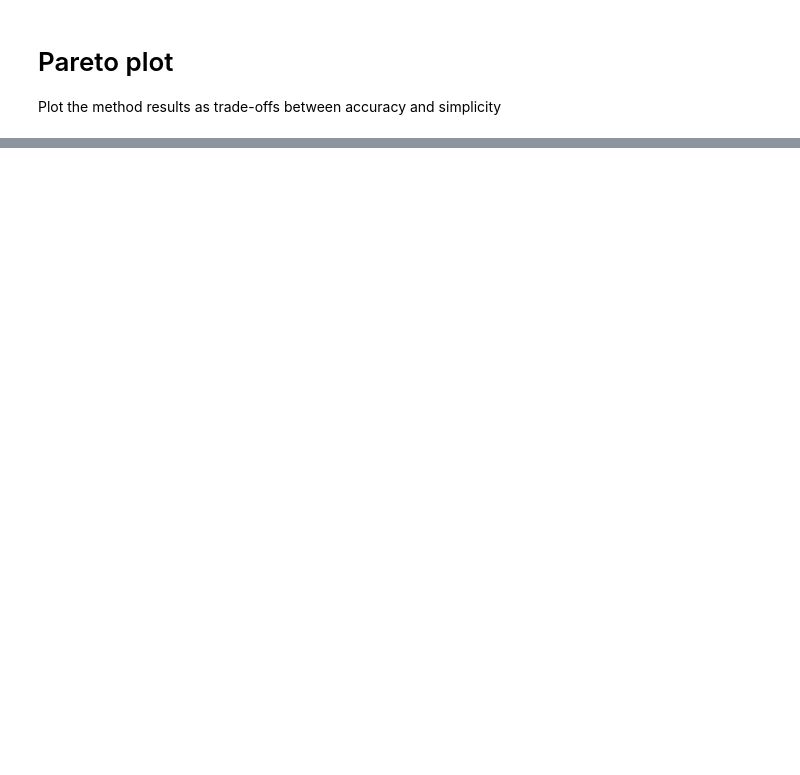
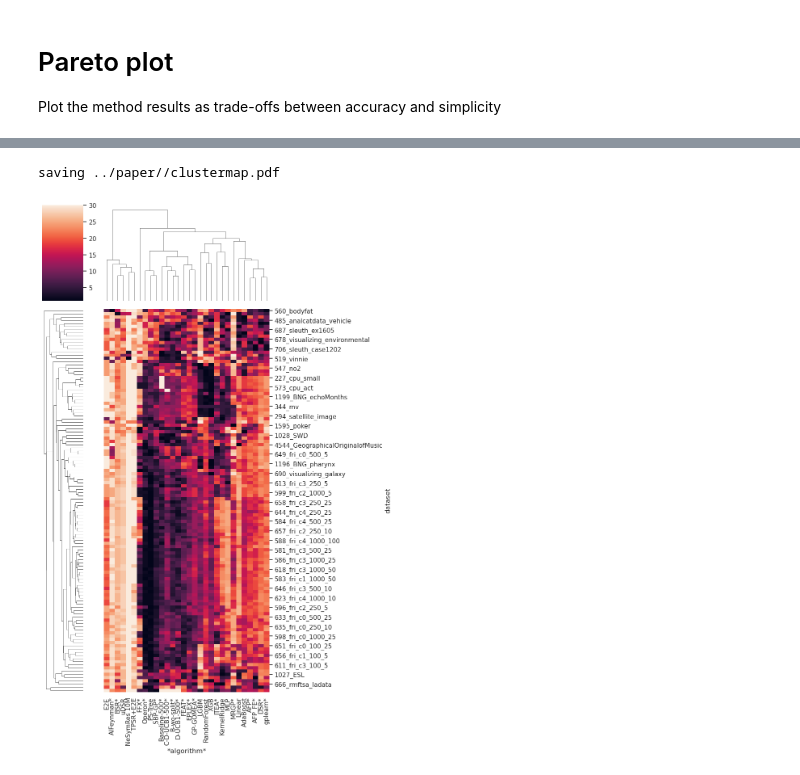
Before and after one commit to gAldeia/srbench, a Jupyter notebook: postprocessing/blackbox_results.ipynb, the cells around one changed output, grey strips where cells are left out. Cells and saved outputs as stored; diff of their text form; code cells hidden in the pictures; blank space fills up the shorter version.

```diff
--- a/postprocessing/blackbox_results.ipynb
+++ b/postprocessing/blackbox_results.ipynb
@@ -531,7 +568,7 @@ for x in ['r2_test_norm']:
     h = plt.figure(figsize=(12,3.5))
     ax = plt.gca()
     order = df_plot.groupby('*algorithm*')[x].median().sort_values(
-                    ascending='r2' not in x or 'rank' in x).index[:10]
+                    ascending='r2' not in x or 'rank' in x).index[:15] # Change here to show only topN individuals
     i = 0
     axes = []
     g = sns.pointplot(ax=ax,
@@ -742,8 +771,8 @@ pareto_data = data.groupby('*algorithm*').median()
 objs = pareto_data[[xcol,ycol]].values
 # reverse R2 (objs are minimized)
 # objs[:,0] = -objs[:,0]
-levels = 6
-styles=['-','-.','--',':', ':', ':']
+levels = 5 # Change here to include or exclude models
+styles=['-','-.','--',':', ':', ':', ':', ':', ':']
 PFs = []
 pareto_ranks = -np.ones(len(pareto_data))
 for el in range(levels):
@@ -797,32 +826,43 @@ for idx,row in pareto_data.iterrows():
     y=row[ycol]-yoff
     ha='right'
 
-    if idx in ['Linear','MLP','MRGP*']:
+    if idx in ['Linear','MLP','MRGP*']: # ,'GP-GOMEA*'
         x=row[xcol]+xoff
         ha='left'
     elif idx == 'Operon*':
         x = row[xcol]+1
         y -= yoff
+    elif idx  in ['uDSR','B-wo-split*']: # 'Baseline*',
+        #x = row[xcol]+1
+        y = row[ycol]+1
     elif idx in ['gplearn*']:
 #         x -= xoff
 #         x=row[xcol]+xoff
         y = row[ycol]+1
 #         ha='left'
-    elif idx in ['FEAT*','FEAT S-Split*', 'AFP*', 'BSR*']:
+    elif idx in ['AFP_FE*']:
+        x=row[xcol]+xoff
+        y = row[ycol]+1
+    elif idx in ['FEAT*','FEAT S-Split*', 'BSR*',"C-D-UCB1*"]:
 #         x -= xoff
         x=row[xcol]+xoff
         y = row[ycol]+1
         ha='left'
-    elif idx in ['D-UCB1*']: #, 'DSR*'
+    elif idx in ['AFP*', 'E2E', 'NeSymRes 10M', "D-TS*", "GP-GOMEA*"]: #, 'DSR*', 'D-UCB1*',
         ha='left'
         x = row[xcol]+0.5
+
+    facecolor = 'w'
+    if idx in ['Baseline*','Baseline-500*','B-wo-split*',"C-D-UCB1*","D-UCB1*",
+               "C-D-UCB1-500*","C-D-TS*", "D-TS*"]:
+        facecolor = 'lightblue'
 
     plt.text(s=idx,
              x = x,
              y = y,
              ha=ha,
              va='top',
-             bbox=dict(facecolor='w', edgecolor='b', boxstyle='round', alpha=1)
+             bbox=dict(facecolor=facecolor, edgecolor='b', boxstyle='round', alpha=1)
             )
 
 # confidence intervals
@@ -832,6 +872,7 @@ for alg, dg in data.groupby('*algorithm*'):
     y = dg[ycol].median()
     _, sdx, ciux, cilx = bootstrap(dg[xcol].values, fn=np.median, n=1000)
     _, sdy, ciuy, cily = bootstrap(dg[ycol].values, fn=np.median, n=1000)
+    print(alg, x, y)
     plt.plot(
              [cilx,ciux],
              [y, y],
@@ -847,6 +888,7 @@ for alg, dg in data.groupby('*algorithm*'):
 #              color='b'
             )
     i += 1
+
 ax.set_aspect(1.0)
 ax.set_xlim(left=0)
 ax.set_ylim(bottom=0)
@@ -865,15 +1125,19 @@ pareto_data['pareto_rank']
 # %%
 df_clustermap = data[["dataset", "*algorithm*", "r2_test_rank"]]\
         .groupby(["dataset", "*algorithm*"]).mean().reset_index().pivot("dataset", columns="*algorithm*").fillna(data["*algorithm*"].nunique())
 
 df_clustermap.columns = df_clustermap.columns.droplevel()
 
 g = sns.clustermap(
     df_clustermap,
     figsize=(9, 14)
 )
 
 plt.tight_layout()
+save(name="clustermap")
+# %% [output]
+saving ../paper//clustermap.pdf
+[figure, added]
 # %%
 df_clustermap = data[["dataset", "*algorithm*", "r2_test_rank"]]\
         .groupby(["dataset", "*algorithm*"]).mean().reset_index().pivot("dataset", columns="*algorithm*").fillna(data["*algorithm*"].nunique())
```
Also changed, not shown: parts of 17 cells of this notebook, 20 other files.
